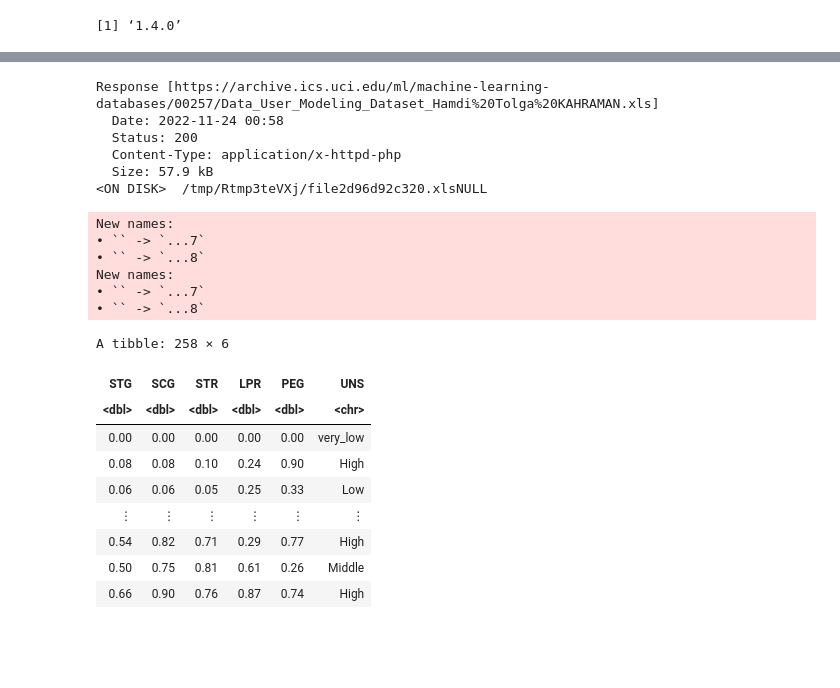
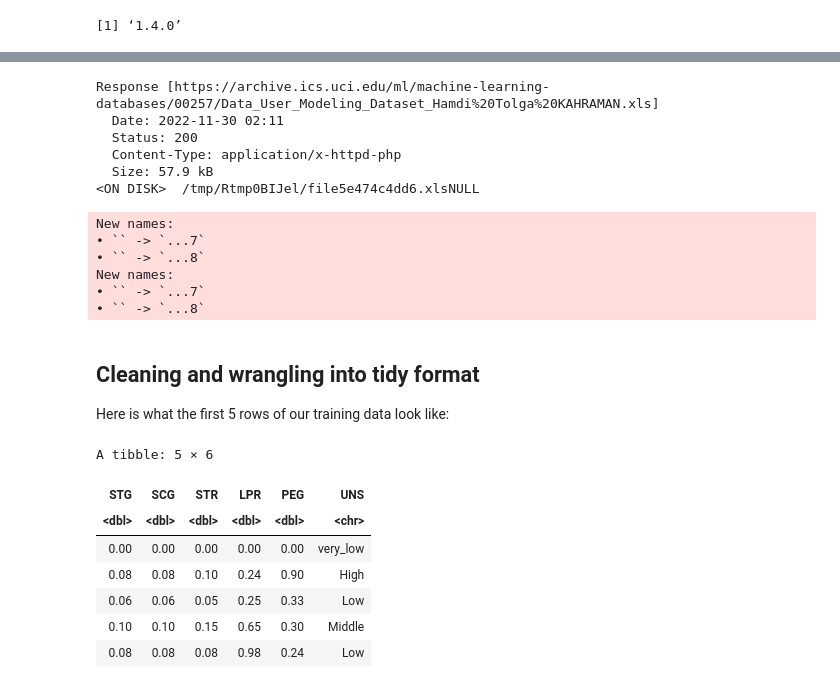
Before and after one commit to genhoang/dsci-100-group-151, a Jupyter notebook: final_report.ipynb, the cells around one changed output, grey strips where cells are left out. Cells and saved outputs as stored; diff of their text form; code cells hidden in the pictures; blank space fills up the shorter version.

```diff
--- a/final_report.ipynb
+++ b/final_report.ipynb
@@ -46,30 +47,38 @@ training_data <- read_excel(tf, 2L)
 testing_data <- read_excel(tf, 3L)
 
 
-# This code reads the second sheet of the excel file. This idea of doing this was found from stack overflow:
+# This code reads the second and third sheet of the excel file. The idea of doing this in this fashion was found from stack overflow:
 # https://stackoverflow.com/questions/41368628/read-excel-file-from-a-url-using-the-readxl-package
 
-select(df, STG:UNS)
+training_data <- select(training_data, STG:UNS)
+testing_data <- select(testing_data,  STG:UNS)
+
+# The code above selects the rows used in data analysis and removes excess meta information
 # %% [output]
 Response [https://archive.ics.uci.edu/ml/machine-learning-databases/00257/Data_User_Modeling_Dataset_Hamdi%20Tolga%20KAHRAMAN.xls]
-  Date: 2022-11-24 00:58
+  Date: 2022-11-30 02:11
   Status: 200
   Content-Type: application/x-httpd-php
   Size: 57.9 kB
-<ON DISK>  /tmp/Rtmp3teVXj/file2d96d92c320.xlsNULL
+<ON DISK>  /tmp/Rtmp0BIJel/file5e474c4dd6.xlsNULL
 New names:
 • `` -> `...7`
 • `` -> `...8`
 New names:
 • `` -> `...7`
 • `` -> `...8`
-A tibble: 258 × 6
-| STG | SCG | STR | LPR | PEG | UNS |
-| <dbl> | <dbl> | <dbl> | <dbl> | <dbl> | <chr> |
-| 0.00 | 0.00 | 0.00 | 0.00 | 0.00 | very_low |
-| 0.08 | 0.08 | 0.10 | 0.24 | 0.90 | High |
-| 0.06 | 0.06 | 0.05 | 0.25 | 0.33 | Low |
-| ⋮ | ⋮ | ⋮ | ⋮ | ⋮ | ⋮ |
-| 0.54 | 0.82 | 0.71 | 0.29 | 0.77 | High |
-| 0.50 | 0.75 | 0.81 | 0.61 | 0.26 | Middle |
-| 0.66 | 0.90 | 0.76 | 0.87 | 0.74 | High |
+# %% [markdown]
+## Cleaning and wrangling into tidy format
+
+Here is what the first 5 rows of our training data look like:
+# %%
+slice(training_data, 1:5)
+# %% [output]
+A tibble: 5 × 6
+| STG | SCG | STR | LPR | PEG | UNS |
+| <dbl> | <dbl> | <dbl> | <dbl> | <dbl> | <chr> |
+| 0.00 | 0.00 | 0.00 | 0.00 | 0.00 | very_low |
+| 0.08 | 0.08 | 0.10 | 0.24 | 0.90 | High |
+| 0.06 | 0.06 | 0.05 | 0.25 | 0.33 | Low |
+| 0.10 | 0.10 | 0.15 | 0.65 | 0.30 | Middle |
+| 0.08 | 0.08 | 0.08 | 0.98 | 0.24 | Low |
```
Also changed, not shown: parts of 18 cells of this notebook, 1 other file.
